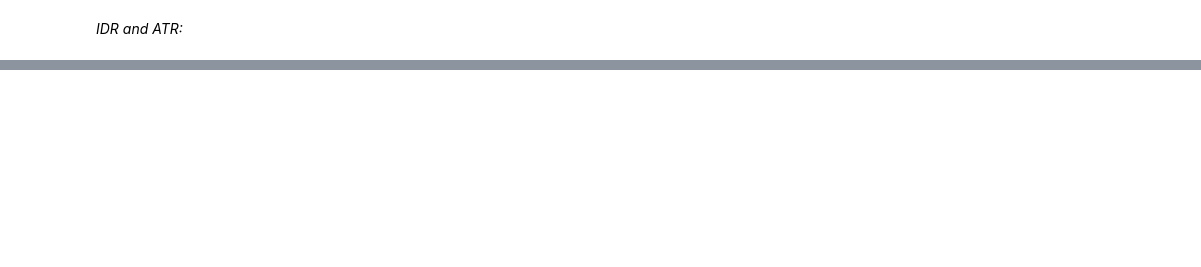
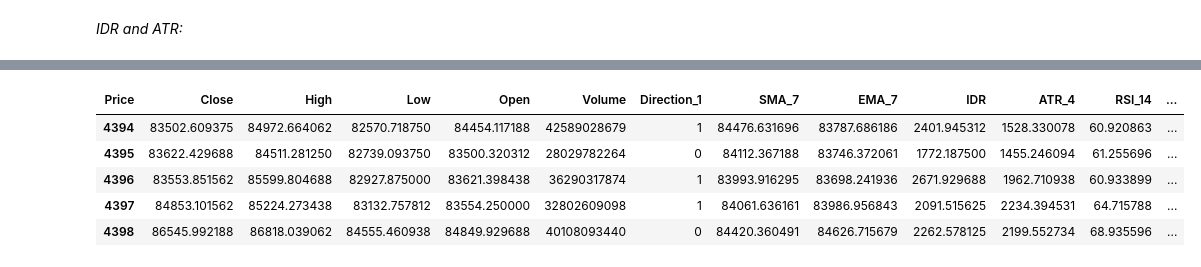
Before and after one commit to cameroncochrane/vlXsnPPgKKnWqEJB, a Jupyter notebook: notebooks/2_direction_modelling.ipynb, the cells around one changed output, grey strips where cells are left out. Saved outputs shown, nothing was run; the diff lists cells and outputs as text; code cells hidden in the pictures; blank space fills up the shorter version.

```diff
--- a/notebooks/2_direction_modelling.ipynb
+++ b/notebooks/2_direction_modelling.ipynb
@@ -115,0 +225,9 @@ Lot's of technical trading relies on indicators other than the price. They inclu
+# %%
+data.tail()
+# %% [output]
+| Price | Close | High | Low | Open | Volume | Direction_1 | SMA_7 | EMA_7 | IDR | ATR_4 | RSI_14 | ... |
+| 4394 | 83502.609375 | 84972.664062 | 82570.718750 | 84454.117188 | 42589028679 | 1 | 84476.631696 | 83787.686186 | 2401.945312 | 1528.330078 | 60.920863 | ... |
+| 4395 | 83622.429688 | 84511.281250 | 82739.093750 | 83500.320312 | 28029782264 | 0 | 84112.367188 | 83746.372061 | 1772.187500 | 1455.246094 | 61.255696 | ... |
+| 4396 | 83553.851562 | 85599.804688 | 82927.875000 | 83621.398438 | 36290317874 | 1 | 83993.916295 | 83698.241936 | 2671.929688 | 1962.710938 | 60.933899 | ... |
+| 4397 | 84853.101562 | 85224.273438 | 83132.757812 | 83554.250000 | 32802609098 | 1 | 84061.636161 | 83986.956843 | 2091.515625 | 2234.394531 | 64.715788 | ... |
+| 4398 | 86545.992188 | 86818.039062 | 84555.460938 | 84849.929688 | 40108093440 | 0 | 84420.360491 | 84626.715679 | 2262.578125 | 2199.552734 | 68.935596 | ... |
```
Also changed, not shown: parts of 32 cells of this notebook.
